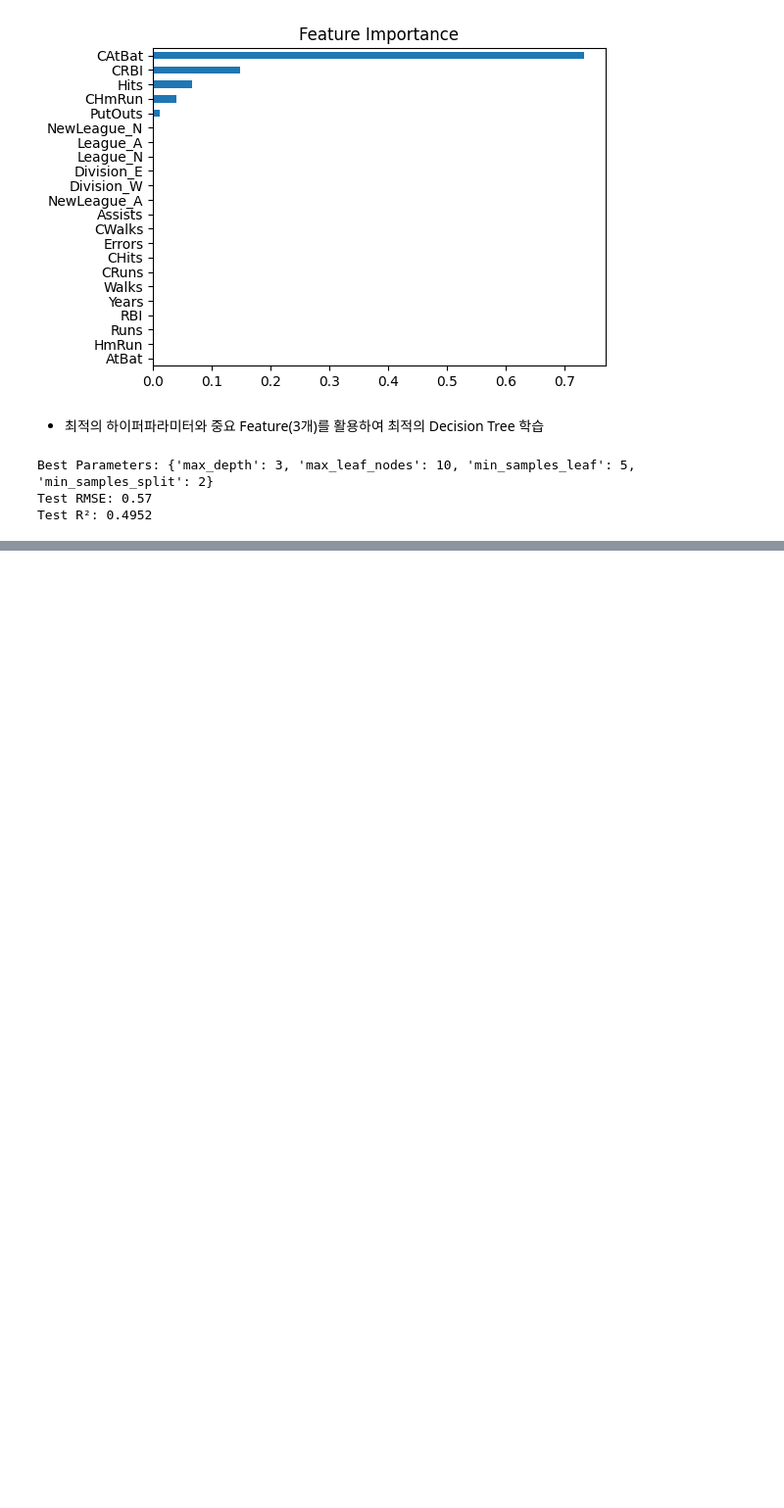
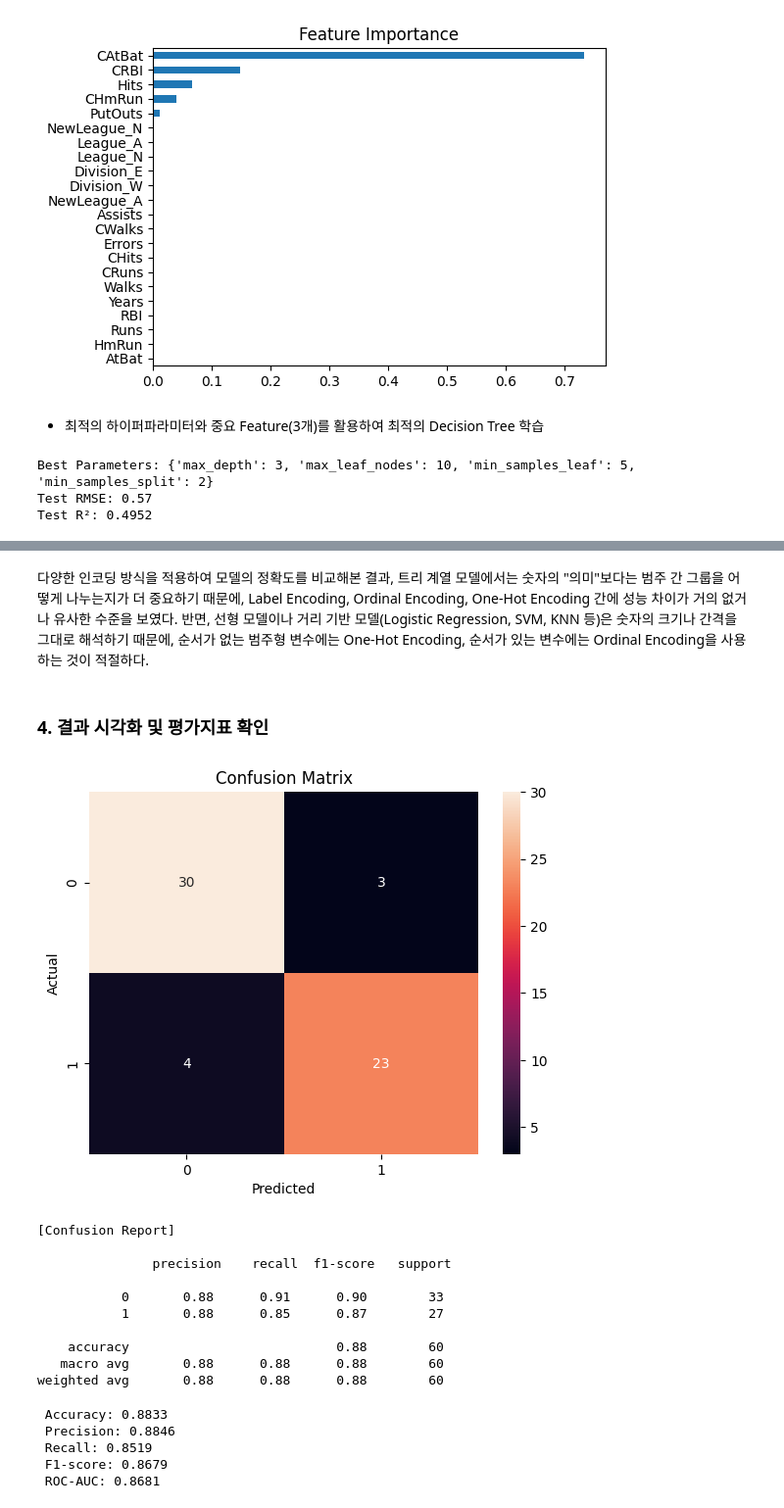
Before and after one commit to jeonjongmi/ML-study, a Jupyter notebook: model/decision_tree.ipynb, the cells around one changed output, grey strips where cells are left out. Shown at 98% size. Cells and saved outputs as stored; diff of their text form; code cells hidden in the pictures; blank space fills up the shorter version.

```diff
--- a/model/decision_tree.ipynb
+++ b/model/decision_tree.ipynb
@@ -270,0 +353,8 @@ Test R²: 0.4952
+# %%
+X = heart_df.drop('AHD', axis=1)
+y = heart_df['AHD']
+y = y.apply(lambda x: 1 if x.strip() == 'Yes' else 0) # 문자열 시작 끝 공백 제거
+
+X_train, X_test, y_train, y_test = train_test_split(X, y, random_state=123, test_size=0.2)
+print(X_train.shape, X_test.shape)
+print(y_train)
@@ -270,0 +406,3 @@ Test R²: 0.4952
+# %%
+y_pred = ci_tree_oe.predict(X_test_oe)
+y_proba = ci_tree_oe.predict_proba(X_test_oe)
@@ -270,0 +465,63 @@ Test R²: 0.4952
+# %% [markdown]
+다양한 인코딩 방식을 적용하여 모델의 정확도를 비교해본 결과,
+트리 계열 모델에서는 숫자의 "의미"보다는 범주 간 그룹을 어떻게 나누는지가 더 중요하기 때문에,
+Label Encoding, Ordinal Encoding, One-Hot Encoding 간에 성능 차이가 거의 없거나 유사한 수준을 보였다.
+반면, 선형 모델이나 거리 기반 모델(Logistic Regression, SVM, KNN 등)은 숫자의 크기나 간격을 그대로 해석하기 때문에,
+순서가 없는 범주형 변수에는 One-Hot Encoding, 순서가 있는 변수에는 Ordinal Encoding을 사용하는 것이 적절하다.
+# %% [markdown]
+### 4. 결과 시각화 및 평가지표 확인
+# %%
+def get_confusion_mt(model, _X_test, _y_test):
+    y_pred = model.predict(_X_test)
+    confusion_mt = pd.crosstab(_y_test.values.ravel(), y_pred,
+                               rownames=['Actual'],
+                               colnames=['Predicted'])
+    return confusion_mt
+
+def get_confusion_report(model, _X_test, _y_test):
+    y_pred = model.predict(_X_test)
+    return classification_report(_y_test, y_pred)
+
+# confusion matrix 산출
+confusion_mt = get_confusion_mt(ci_tree_oe, X_test_oe, y_test)
+
+# confusion matrix 시각화
+fig = sns.heatmap(confusion_mt, annot=True, fmt='d')
+fig.set_title('Confusion Matrix')
+plt.show()
+
+# 여러 측정지표 확인
+print('\n[Confusion Report]\n\n', get_confusion_report(ci_tree_oe, X_test_oe, y_test))
+# %% [output]
+[figure, added]
+[Confusion Report]
+
+               precision    recall  f1-score   support
+
+           0       0.88      0.91      0.90        33
+           1       0.88      0.85      0.87        27
+
+    accuracy                           0.88        60
+   macro avg       0.88      0.88      0.88        60
+weighted avg       0.88      0.88      0.88        60
+# %%
+from sklearn.metrics import (
+    accuracy_score, precision_score, recall_score, f1_score, roc_auc_score,
+    confusion_matrix, ConfusionMatrixDisplay, classification_report
+)
+
+# y_test: 실제값, y_pred: 예측값, y_proba: 예측 확률
+print(" Accuracy:", round(accuracy_score(y_test, y_pred), 4))
+print(" Precision:", round(precision_score(y_test, y_pred), 4))
+print(" Recall:", round(recall_score(y_test, y_pred), 4))
+print(" F1-score:", round(f1_score(y_test, y_pred), 4))
+
+# ROC-AUC (확률 기반)
+y_proba = ci_tree_oe.predict_proba(X_test_oe)[:, 1]
+print(" ROC-AUC:", round(roc_auc_score(y_test, y_proba), 4))
+# %% [output]
+ Accuracy: 0.8833
+ Precision: 0.8846
+ Recall: 0.8519
+ F1-score: 0.8679
+ ROC-AUC: 0.8681
```
Also changed, not shown: parts of 35 cells of this notebook, 3 other files.
